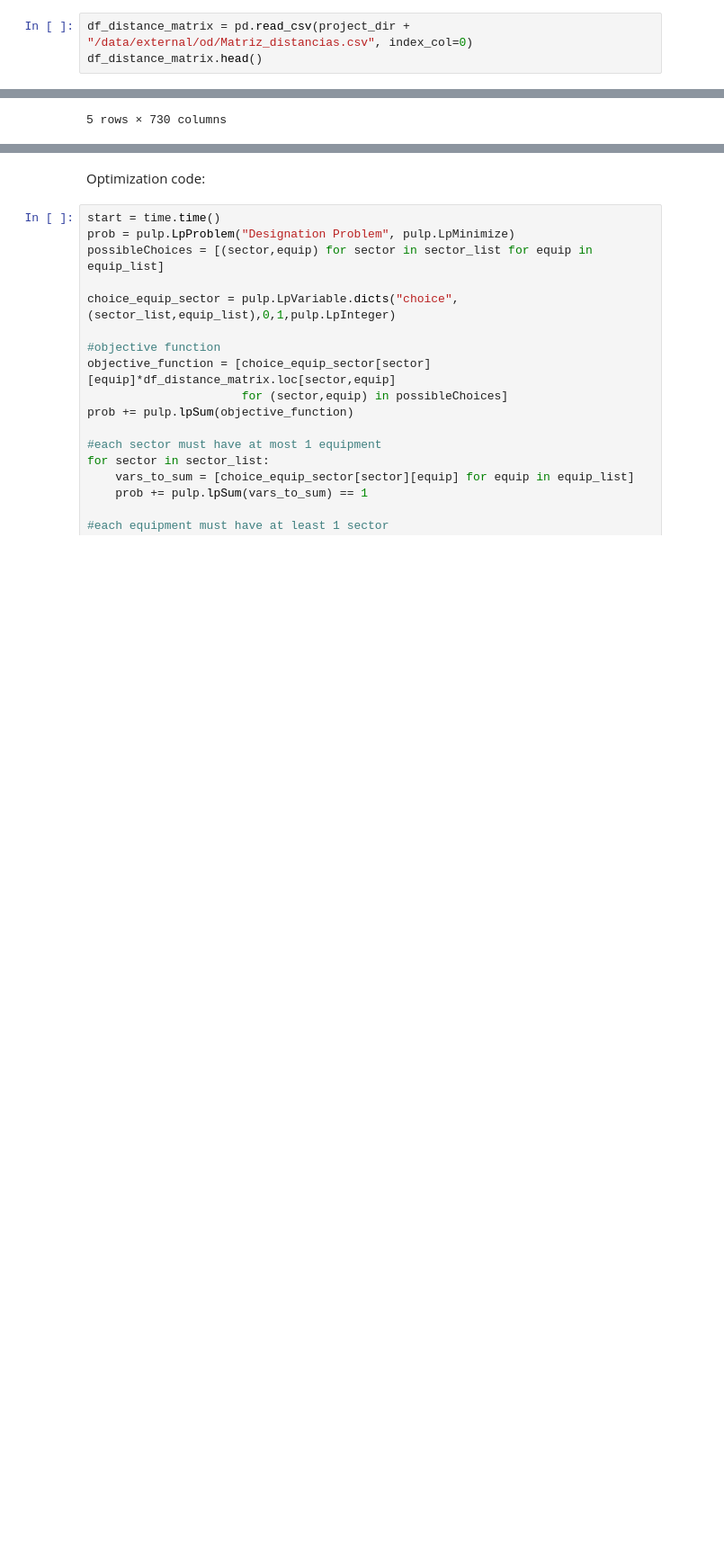
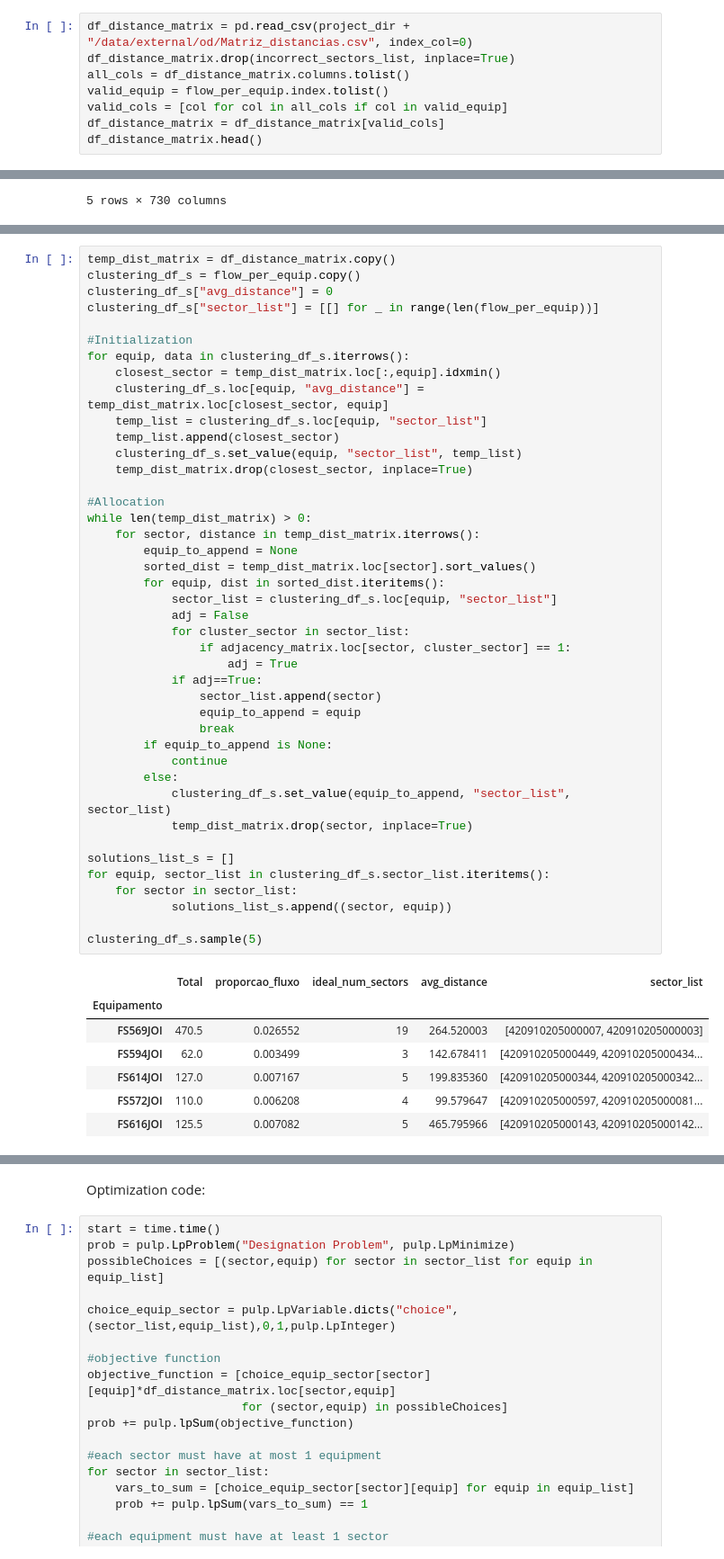
Before and after one commit to pmj-sepud/Joinville-Smart-Mobility, a Jupyter notebook: notebooks/reports/201803-GabrielBogo-Optimization_CensusSectorsAllocation.ipynb, the cells around one changed output, grey strips where cells are left out. Shown at 90% size. Drawn from its saved outputs; the diff is of its cells as text; blank space fills up the shorter version.

```diff
--- a/notebooks/reports/201803-GabrielBogo-Optimization_CensusSectorsAllocation.ipynb
+++ b/notebooks/reports/201803-GabrielBogo-Optimization_CensusSectorsAllocation.ipynb
@@ -110,6 +122,11 @@ Checking number of equipment:  95
 Get Distance Matrix exported from QGis:
 # %%
 df_distance_matrix = pd.read_csv(project_dir + "/data/external/od/Matriz_distancias.csv", index_col=0)
+df_distance_matrix.drop(incorrect_sectors_list, inplace=True)
+all_cols = df_distance_matrix.columns.tolist()
+valid_equip = flow_per_equip.index.tolist()
+valid_cols = [col for col in all_cols if col in valid_equip]
+df_distance_matrix = df_distance_matrix[valid_cols]
 df_distance_matrix.head()
 # %% [output]
 |  | FS563JOI | FS607JOI | FS603JOI | FS573JOI | FS564JOI | FS650JOI | FS592JOI | FS586JOI | FS572JOI | FS610JOI | ... |
@@ -179,0 +179,50 @@ df_sectors.loc[420910205000608, "polygon"]
+# %%
+temp_dist_matrix = df_distance_matrix.copy()
+clustering_df_s = flow_per_equip.copy()
+clustering_df_s["avg_distance"] = 0
+clustering_df_s["sector_list"] = [[] for _ in range(len(flow_per_equip))]
+
+#Initialization
+for equip, data in clustering_df_s.iterrows():
+    closest_sector = temp_dist_matrix.loc[:,equip].idxmin()
+    clustering_df_s.loc[equip, "avg_distance"] = temp_dist_matrix.loc[closest_sector, equip]
+    temp_list = clustering_df_s.loc[equip, "sector_list"]
+    temp_list.append(closest_sector)
+    clustering_df_s.set_value(equip, "sector_list", temp_list)
+    temp_dist_matrix.drop(closest_sector, inplace=True)
+
+#Allocation
+while len(temp_dist_matrix) > 0:
+    for sector, distance in temp_dist_matrix.iterrows():
+        equip_to_append = None
+        sorted_dist = temp_dist_matrix.loc[sector].sort_values()
+        for equip, dist in sorted_dist.iteritems():
+            sector_list = clustering_df_s.loc[equip, "sector_list"]
+            adj = False
+            for cluster_sector in sector_list:
+                if adjacency_matrix.loc[sector, cluster_sector] == 1:
+                    adj = True
+            if adj==True:
+                sector_list.append(sector)
+                equip_to_append = equip
+                break
+        if equip_to_append is None:
+            continue
+        else:
+            clustering_df_s.set_value(equip_to_append, "sector_list", sector_list)
+            temp_dist_matrix.drop(sector, inplace=True)
+
+solutions_list_s = []
+for equip, sector_list in clustering_df_s.sector_list.iteritems():
+    for sector in sector_list:
+            solutions_list_s.append((sector, equip))
+
+clustering_df_s.sample(5)
+# %% [output]
+|  | Total | proporcao_fluxo | ideal_num_sectors | avg_distance | sector_list |
+| Equipamento |  |  |  |  |  |
+| FS569JOI | 470.5 | 0.026552 | 19 | 264.520003 | [420910205000007, 420910205000003] |
+| FS594JOI | 62.0 | 0.003499 | 3 | 142.678411 | [420910205000449, 420910205000434... |
+| FS614JOI | 127.0 | 0.007167 | 5 | 199.835360 | [420910205000344, 420910205000342... |
+| FS572JOI | 110.0 | 0.006208 | 4 | 99.579647 | [420910205000597, 420910205000081... |
+| FS616JOI | 125.5 | 0.007082 | 5 | 465.795966 | [420910205000143, 420910205000142... |
```
Also changed, not shown: parts of 16 cells of this notebook, 3 other files.
